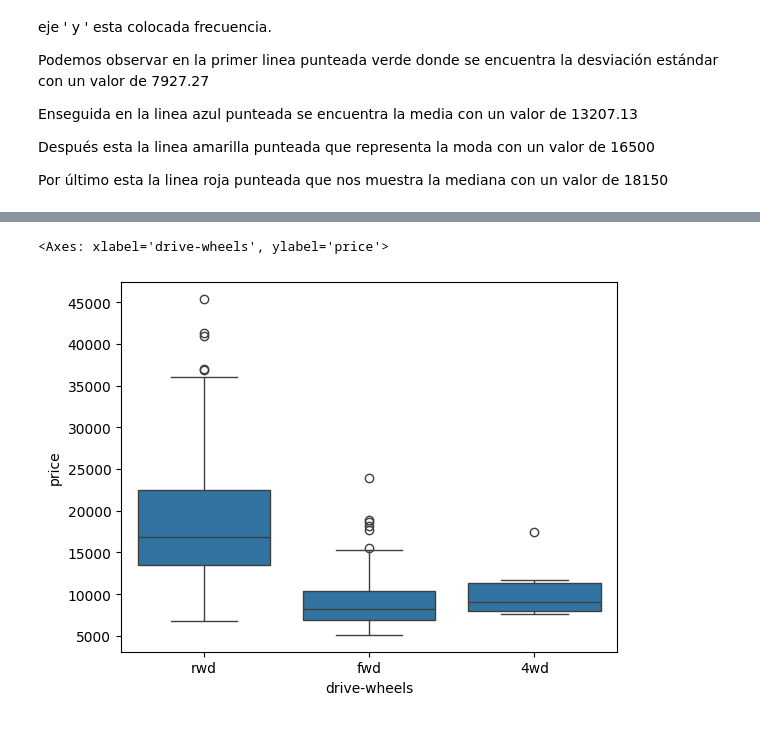
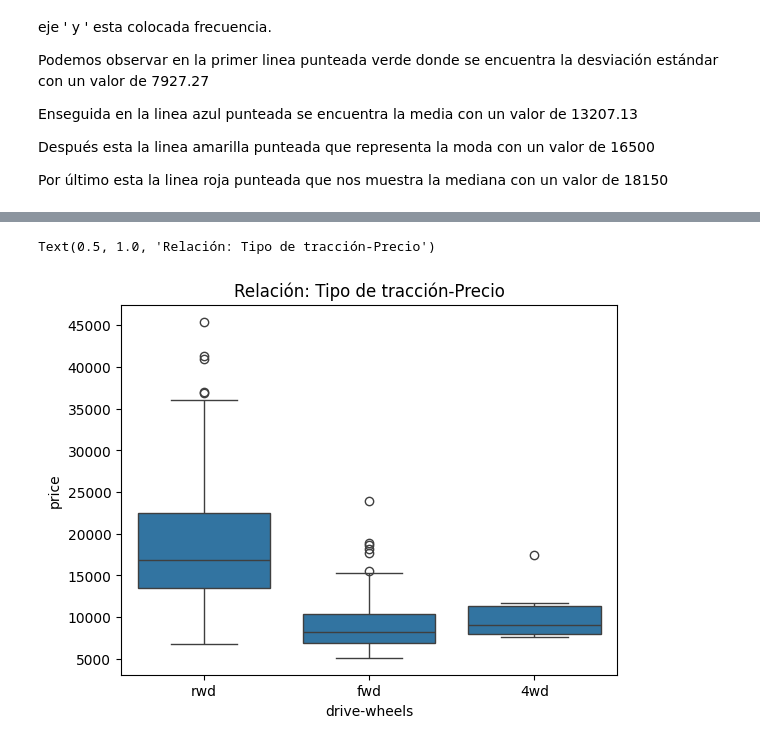
Before and after one commit to AnahiGutierrez22/Estadistica, a Jupyter notebook: Unidad1/Práctica6.ipynb, the cells around one changed output, grey strips where cells are left out. Cells and saved outputs as stored; diff of their text form; code cells hidden in the pictures.

```diff
--- a/Unidad1/Práctica6.ipynb
+++ b/Unidad1/Práctica6.ipynb
@@ -153,6 +164,7 @@ las cajas azules representan donde se encuentra la mayoría de los datos, odemos
 # %%
 #Realizar un diagrama de caja y bigotes que muestre la relación estadística entre la columna del precio del automóvil (price) y tipo tracción ruedas (drive wheels)
 sns.boxplot(x=autos['drive-wheels'], y=autos['price'])
+plt.title("Relación: Tipo de tracción-Precio")
 # %% [output]
-<Axes: xlabel='drive-wheels', ylabel='price'>
+Text(0.5, 1.0, 'Relación: Tipo de tracción-Precio')
-[figure, old version]
+[figure, new version]
```
Also changed, not shown: parts of 8 cells of this notebook.
